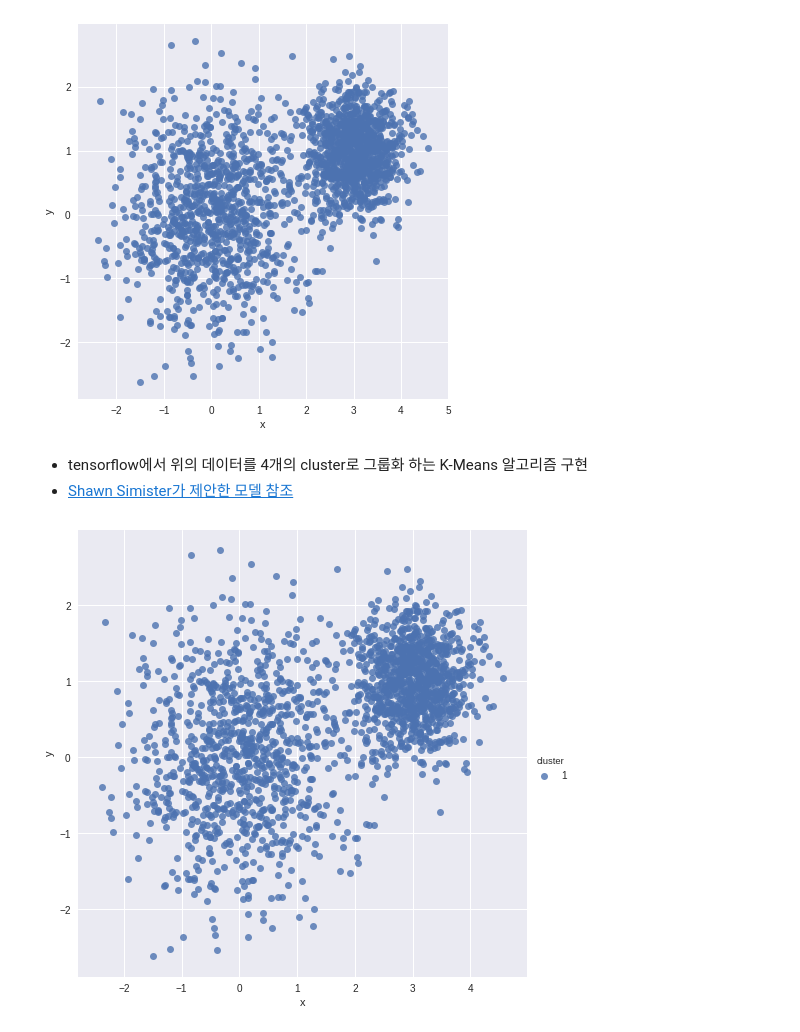
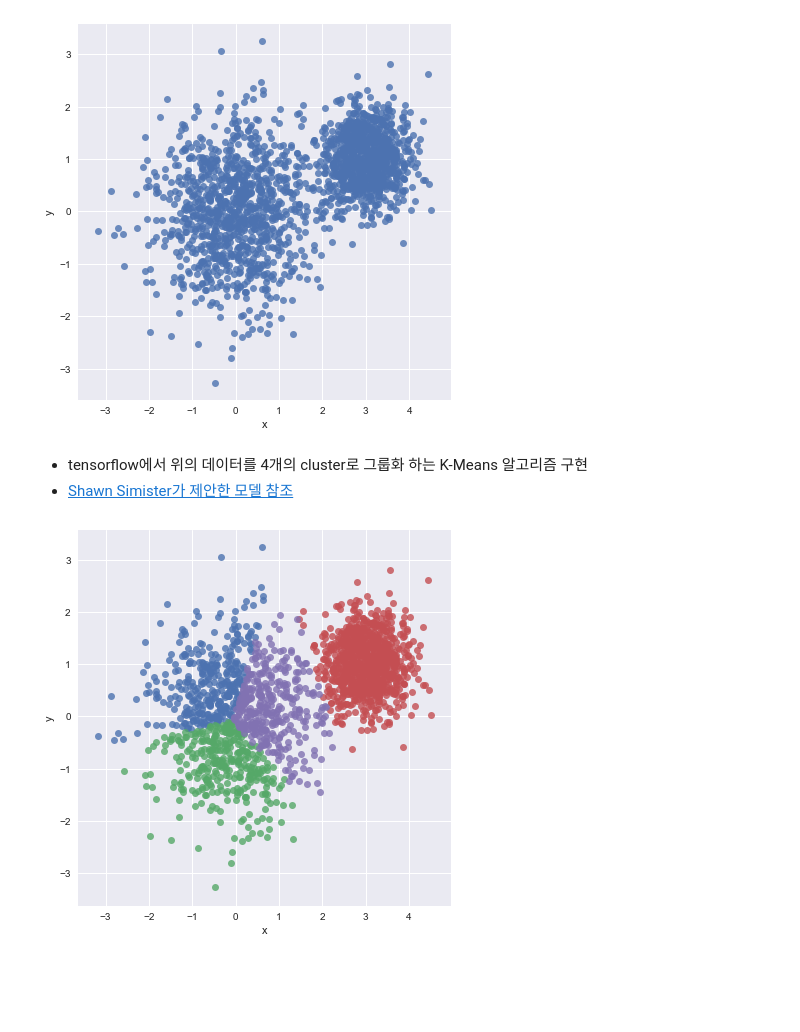
Before and after one commit to yjkim0083/tensorflow_example, a Jupyter notebook: chapter_3_clustering.ipynb, the cells around one changed output. Cells and saved outputs as stored; diff of their text form; code cells hidden in the pictures; blank space fills up the shorter version.

Commit message:
chapter3 - cluster 소스 변경

```diff
--- a/chapter_3_clustering.ipynb
+++ b/chapter_3_clustering.ipynb
@@ -10,38 +14,25 @@ for i in xrange(num_points) :
     else :
         vectors_set.append([np.random.normal(3.0, 0.5), np.random.normal(1.0, 0.5)])
 # %%
-import matplotlib.pyplot as plt
-import pandas as pd
-import seaborn as sns
-
-df = pd.DataFrame({
-    "x" : [v[0] for v in vectors_set],
-    "y" : [v[1] for v in vectors_set]
-})
-
+df = pd.DataFrame({"x": [v[0] for v in vectors_set], "y": [v[1] for v in vectors_set]})
 sns.lmplot("x", "y", data=df, fit_reg=False, size=6)
 plt.show()
 # %% [output]
-[figure, old version]
+[figure, new version]
 # %% [markdown]
 * tensorflow에서 위의 데이터를 4개의 cluster로 그룹화 하는 K-Means 알고리즘 구현
 * [Shawn Simister가 제안한 모델 참조](https://git.io/vKUFC)
 # %%
-import tensorflow as tf
-
 vectors = tf.constant(vectors_set)
 k = 4
 centroids = tf.Variable(tf.slice(tf.random_shuffle(vectors), [0,0], [k, -1]))
 
 expanded_vectors = tf.expand_dims(vectors, 0)
 expanded_centroids = tf.expand_dims(centroids, 1)
-
-assignments = tf.argmin(tf.reduce_sum(
-    tf.square(tf.sub(expanded_vectors, expanded_centroids)), 2), 0)
-
+assignments = tf.argmin(tf.reduce_sum(tf.square(tf.sub(expanded_vectors, expanded_centroids)), 2), 0)
 means = tf.concat(0, [tf.reduce_mean(tf.gather(vectors,
-    tf.reshape(tf.where(tf.equal(assignments, c)), [1, -1])),
-    reduction_indices=[1]) for c in xrange(k)])
+        tf.reshape(tf.where(tf.equal(assignments, c)),
+        [1, -1])), reduction_indices=[1]) for c in xrange(k)])
 
 update_centroids = tf.assign(centroids, means)
 
@@ -53,17 +44,15 @@ sess.run(init_op)
 for step in xrange(100) :
     _, centroid_values, assignment_values = sess.run([update_centroids, centroids, assignments])
 # %%
-data = {"x": [], "y": [], "cluster":[]}
+data = {"x": [], "y": [], "cluster": []}
 
 for i in xrange(len(assignment_values)) :
     data["x"].append(vectors_set[i][0])
     data["y"].append(vectors_set[i][1])
-    data["cluster"].append(assignment_values[1])
+    data["cluster"].append(assignment_values[i])
 
 df = pd.DataFrame(data)
-
-sns.lmplot("x", "y", data=df, fit_reg=False, size=7, hue="cluster", legend=True)
-
+sns.lmplot("x", "y", data=df, fit_reg=False, size=6, hue="cluster", legend=False)
 plt.show()
 # %% [output]
-[figure, old version]
+[figure, new version]
```
Also changed, not shown: parts of 2 cells of this notebook.
